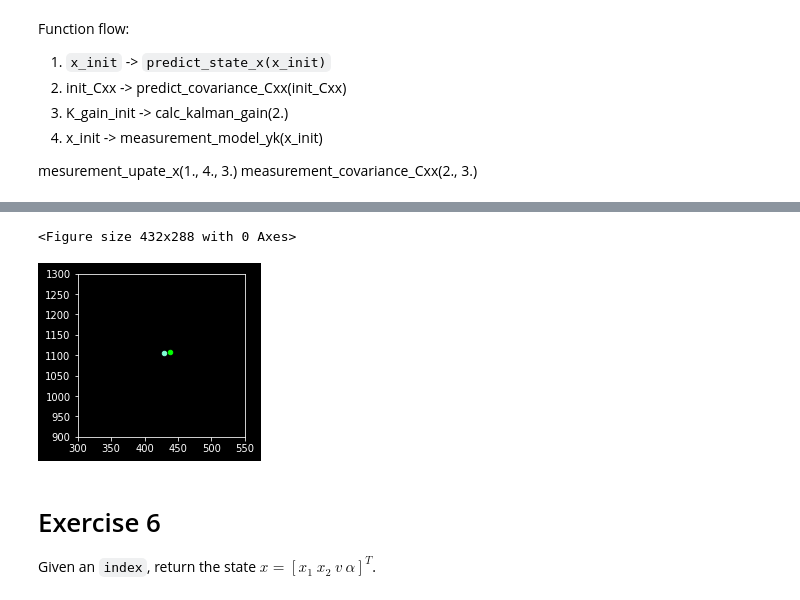
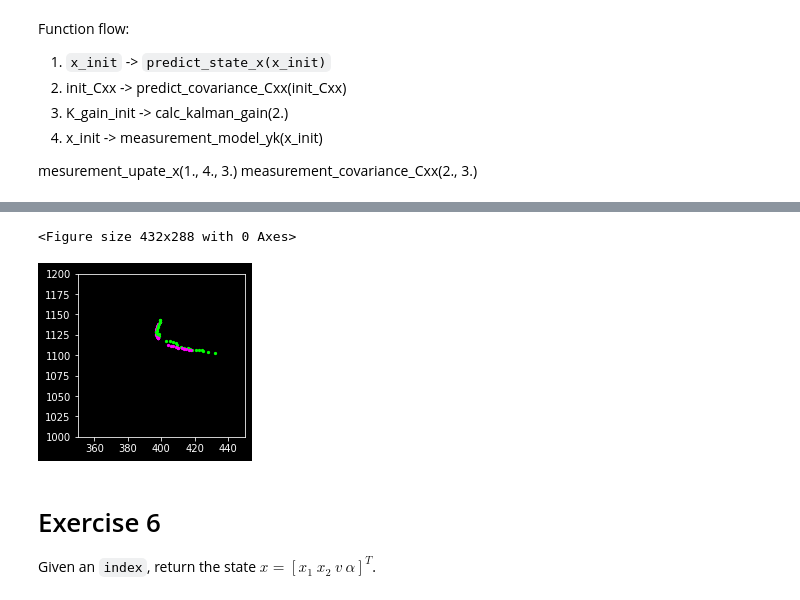
Before and after one commit to valerius21/x_mean, a Jupyter notebook: notebooks/prep.ipynb, the cells around one changed output, grey strips where cells are left out. Saved outputs shown, nothing was run; the diff lists cells and outputs as text; code cells hidden in the pictures.

```diff
--- a/notebooks/prep.ipynb
+++ b/notebooks/prep.ipynb
@@ -440,17 +440,18 @@ def update(i):
     new_x = ([t[0] for t in coords])
     new_y = ([t[1] for t in coords])
     plt.scatter(radar_ego_x, radar_ego_y, s=50, color='red')
-    plt.scatter(veh_coords_x[count], veh_coords_y[count], s=50, color='aquamarine')
-    #     if new_x == [] or new_y == []:
-    #             plt.plot()
-    #             return
+    plt.scatter(veh_coords_x[count], veh_coords_y[count], s=15, color='aquamarine')
+
+    count += 1
+    if not new_x or not new_y:
+        plt.plot()
+        return
     new_x = sum(new_x) / len(new_x)
     new_y = sum(new_y) / len(new_y)
     avg_x.append(new_x)
     avg_y.append(new_y)
-    plt.scatter(new_x, new_y, s=20, color='#00ff00')
+    plt.scatter(new_x, new_y, s=15, color='#00ff00')
     plt.plot()
-    count += 1
 
 
 ani = animation.FuncAnimation(plt.gcf(), update, frames=37, interval=100)
@@ -583,6 +584,7 @@ measurement_covariance_Cxx(2., 3.)
 plt.clf()
 plt.figure(figsize=(3, 3))
 plt.style.use('dark_background')
+from data_fusion.utils.data import base_data
 
 x = list()
 y = list()
@@ -591,40 +593,40 @@ result_iterator = iter(base_data)
 
 predictions = update_predictions_basic_kalman()
 
 last_row = 0
 
 def update(frame):
     global last_row
-    row = reduce_measurement(frame)
+    row = reduce_measurement(frame, base_data)
     if row:
         last_row = frame
     else:
-        row = reduce_measurement(last_row)
+        row = reduce_measurement(last_row, base_data)
 
     current_prediction = predictions[frame]
 
 
     px = current_prediction[0]
     py = current_prediction[1]
 
     gt_x = row['gt_x']
     gt_y = row['gt_y']
 
-    plt.cla()
+#     plt.cla()
     plt.ylim(Y_LIM_MIN, Y_LIM_MAX)
     plt.xlim(X_LIM_MIN, X_LIM_MAX)
-    plt.scatter(gt_x, gt_y, s=20, color='aquamarine')  # GTs
-    plt.scatter(px, py, s=20, color='#00ff00')  # predictions
+    plt.scatter(gt_x, gt_y, s=5, color='magenta')  # GTs
+    plt.scatter(px, py, s=5, color='#00ff00')  # predictions
     plt.plot()
 
 
-ani = animation.FuncAnimation(plt.gcf(), update, frames=37, interval=100)
+ani = animation.FuncAnimation(plt.gcf(), update, frames=27, interval=100)
 HTML(ani.to_html5_video())
 # predictions
 # %% [output]
 [interactive output not drawn]
 <Figure size 432x288 with 0 Axes>
-[figure, old version]
+[figure, new version]
 # %% [markdown]
 # Exercise 6
 Given an `index`, return the state $x = [x_1~ x_2~ v~ \alpha]^T$.
```
Also changed, not shown: parts of 8 cells of this notebook, 5 other files.
